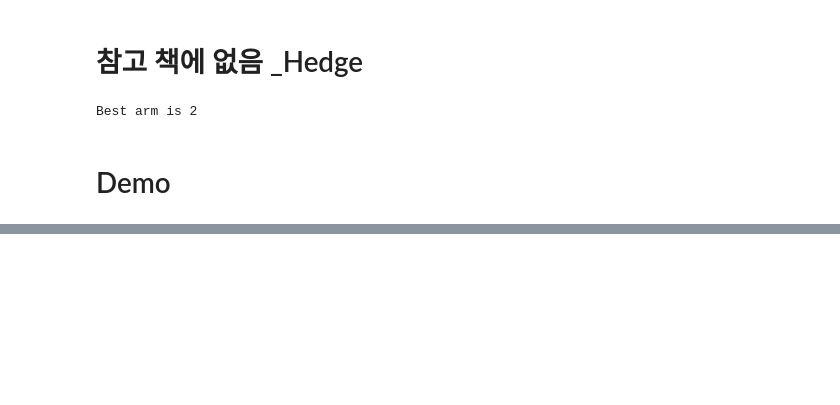
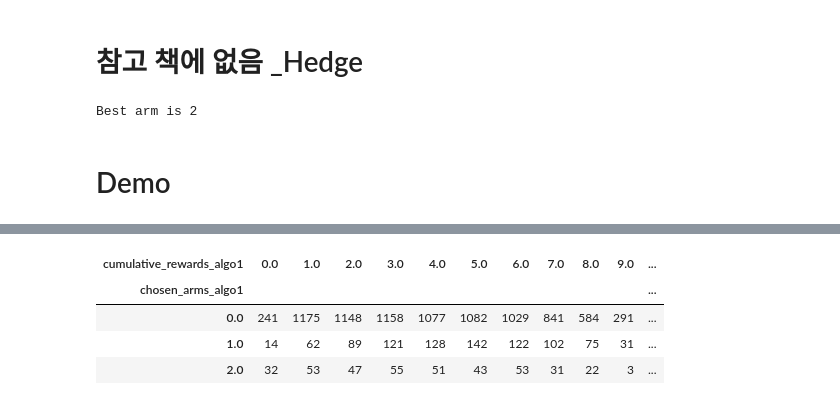
Before and after one commit to Eunbae-kim/Bandit-Algorithm, a Jupyter notebook: bandit-algorithm-for-w-o-epsilon-greedy.ipynb, the cells around one changed output, grey strips where cells are left out. Saved outputs shown, nothing was run; the diff lists cells and outputs as text; code cells hidden in the pictures; blank space fills up the shorter version.

Commit message:
Kaggle Notebook | Bandit Algorithm for W.O_Epsilon Greedy | Version 10

```diff
--- a/bandit-algorithm-for-w-o-epsilon-greedy.ipynb
+++ b/bandit-algorithm-for-w-o-epsilon-greedy.ipynb
@@ -985,11 +994,11 @@ Best arm is 2
 # %% [markdown]
 # Demo
 # %%
-arm1 = BernoulliArm(0.7)
+arm1 = BernoulliArm(0.8)
 arm1.draw()
 arm1.draw()
 
-arm2 = NormalArm(10.0, 1.0)
+arm2 = BernoulliArm(0.7)
 arm2.draw()
 arm2.draw()
 
@@ -1013,21 +1022,20 @@ for algo in algos:
 
 for t in range(10):
     for algo in algos:
-        chosen_arm = algo.select_arm()
-        reward = arms[chosen_arm].draw()
-        algo.update(chosen_arm, reward)
+        chosen_arm = algo.select_arm() # t시점에서 algo 번째 알고리즘에서 선택된 arm의 index
+         # 예를 들어 입실론 알고리즘이면, 입실론 만큼은 random한 index주고, 아니면 가장 큰 value가지고 있는 index값
+        reward = arms[chosen_arm].draw() # 돌아온 index값에 대해서 그 arm당겼을 때 얻은 보상
+         # 예를 들어 Bernoulli Arm이라면, 확률 p만큼은 1아니면 0 return
+        algo.update(chosen_arm, reward) # 선택된 arm의 index값과 보상으로 각 알고리즘 업데이트
+         # 예를 들어 입실론 알고리즘에서 index = 0, 보상 1이면 그 값가지고 arm댕긴 횟수 counts올려주고,
 
-print(algo1.counts)
-print(algo1.values)
+# print(algo1.counts)
+# print(algo1.values)
 
-print(algo2.counts)
-print(algo2.values)
+# print(algo2.counts)
+# print(algo2.values)
 
-print(algo3.counts)
-print(algo3.values)
+# print(algo3.counts)
+# print(algo3.values)
 
-print(algo4.weights)
-
-num_sims = 1000
-horizon = 10
-results = test_algorithm(algo1, arms, num_sims, horizon)
+# print(algo4.weights)
@@ -1041,0 +1042,9 @@ results = test_algorithm(algo1, arms, num_sims, horizon)
+# %%
+num_sims = 1000
+horizon = 10
+results = test_algorithm(algo1, arms, num_sims, horizon)
+col_names = ['sim_nums_algo1', 'times_algo1','chosen_arms_algo1', 'reward_algo1', 'cumulative_rewards_algo1']
+results_temp = pd.DataFrame(results)
+results_algo1 = results_temp.T
+results_algo1.columns = col_names
+results_algo1.groupby(['chosen_arms_algo1'])['reward_algo1'].mean()
@@ -1041,0 +1065,9 @@ results = test_algorithm(algo1, arms, num_sims, horizon)
+# %%
+algo1_cumulative = pd.crosstab(results_algo1.chosen_arms_algo1,results_algo1.cumulative_rewards_algo1)
+algo1_cumulative
+# %% [output]
+| cumulative_rewards_algo1 | 0.0 | 1.0 | 2.0 | 3.0 | 4.0 | 5.0 | 6.0 | 7.0 | 8.0 | 9.0 | ... |
+| chosen_arms_algo1 |  |  |  |  |  |  |  |  |  |  | ... |
+| 0.0 | 241 | 1175 | 1148 | 1158 | 1077 | 1082 | 1029 | 841 | 584 | 291 | ... |
+| 1.0 | 14 | 62 | 89 | 121 | 128 | 142 | 122 | 102 | 75 | 31 | ... |
+| 2.0 | 32 | 53 | 47 | 55 | 51 | 43 | 53 | 31 | 22 | 3 | ... |
```
Also changed, not shown: parts of 11 cells of this notebook.
